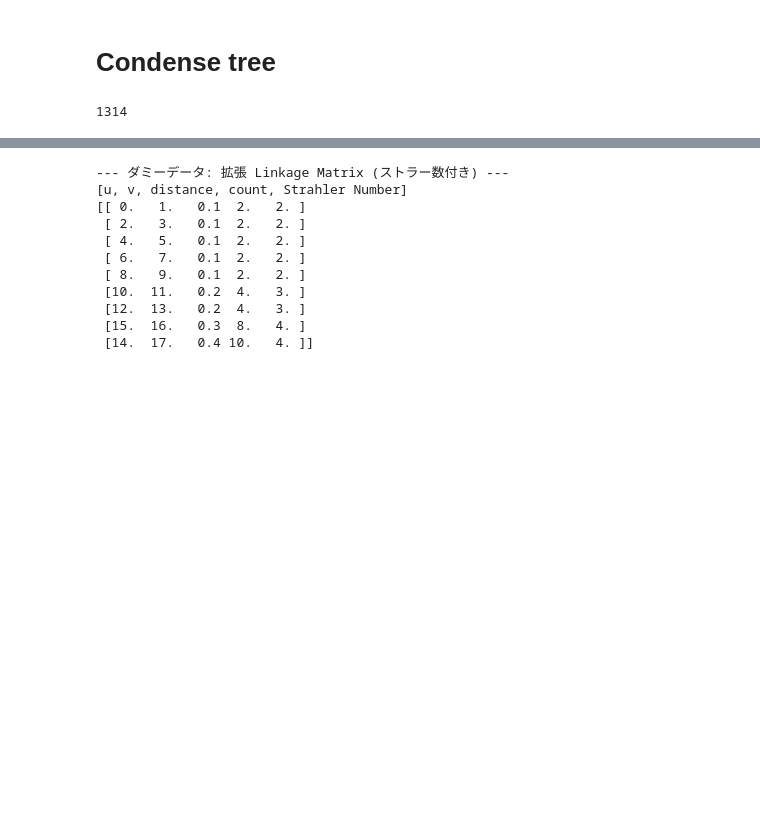
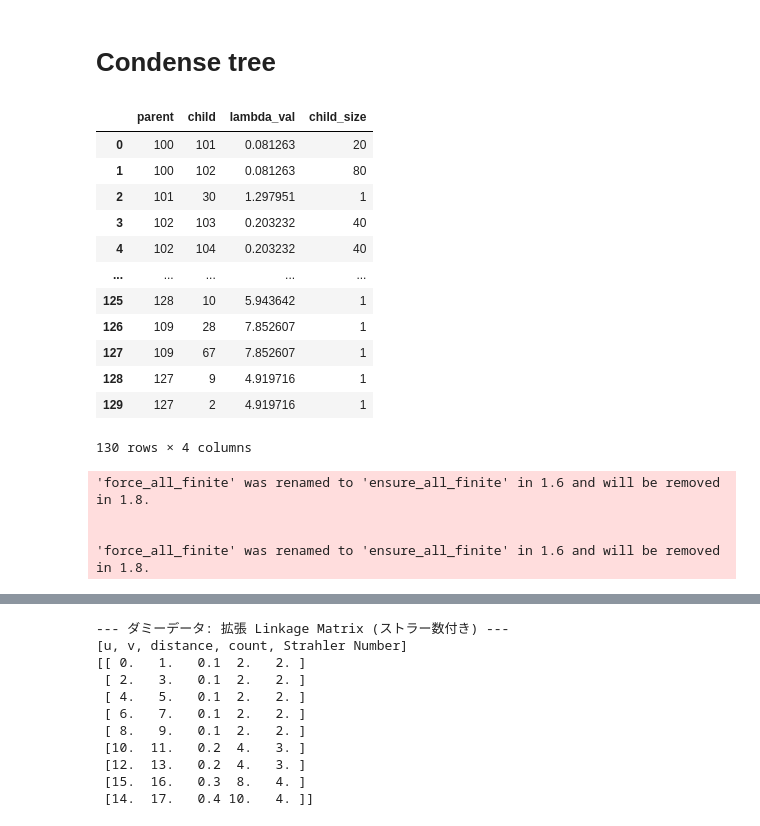
Before and after one commit to wbcat001/DRZoom, a Jupyter notebook: src/experiments/19_tree/木構造の単純化.ipynb, the cells around one changed output, grey strips where cells are left out. Drawn from its saved outputs; the diff is of its cells as text; code cells hidden in the pictures; blank space fills up the shorter version.

```diff
--- a/src/experiments/19_tree/木構造の単純化.ipynb
+++ b/src/experiments/19_tree/木構造の単純化.ipynb
@@ -501,8 +496,38 @@ print(Z_weighted_strahler)
  [6.         7.         1.5        5.         0.        ]]
 # %% [markdown]
 # Condense tree
-# %%
-len(clusterer.condensed_tree_.to_pandas())
-# %% [output]
-1314
+# %%
+clusterer.condensed_tree_.to_pandas()
+# %% [output]
+|  | parent | child | lambda_val | child_size |
+| 0 | 100 | 101 | 0.081263 | 20 |
+| 1 | 100 | 102 | 0.081263 | 80 |
+| 2 | 101 | 30 | 1.297951 | 1 |
+| 3 | 102 | 103 | 0.203232 | 40 |
+| 4 | 102 | 104 | 0.203232 | 40 |
+| ... | ... | ... | ... | ... |
+| 125 | 128 | 10 | 5.943642 | 1 |
+| 126 | 109 | 28 | 7.852607 | 1 |
+| 127 | 109 | 67 | 7.852607 | 1 |
+| 128 | 127 | 9 | 4.919716 | 1 |
+| 129 | 127 | 2 | 4.919716 | 1 |
+130 rows × 4 columns
+# %%
+import numpy as np
+import hdbscan
+from sklearn.datasets import make_blobs
+
+
+
+# --- 1. HDBSCANの実行とデータ取得 ---
+X, y = make_blobs(n_samples=500, centers=10, cluster_std=0.5, random_state=42)
+clusterer = hdbscan.HDBSCAN(min_cluster_size=2, min_samples=2, cluster_selection_method='eom')
+clusterer.fit(X)
+
+condensed_tree = clusterer.condensed_tree_
+# %% [output]
+'force_all_finite' was renamed to 'ensure_all_finite' in 1.6 and will be removed in 1.8.
+
+
+'force_all_finite' was renamed to 'ensure_all_finite' in 1.6 and will be removed in 1.8.
 # %%
```
Also changed, not shown: parts of 37 cells of this notebook, 1 other file.
